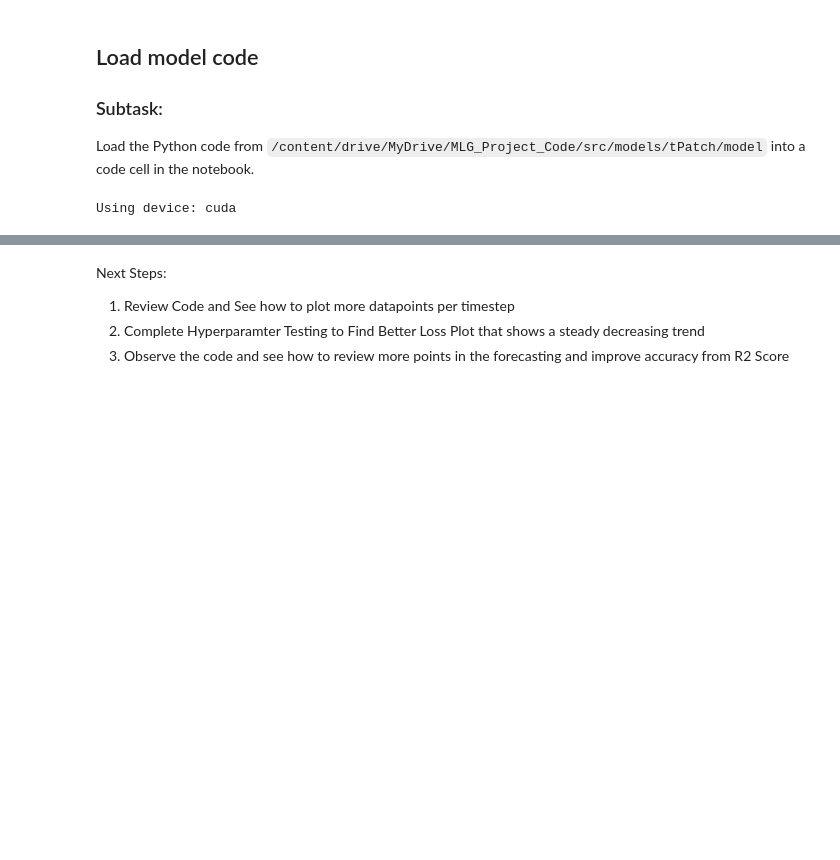
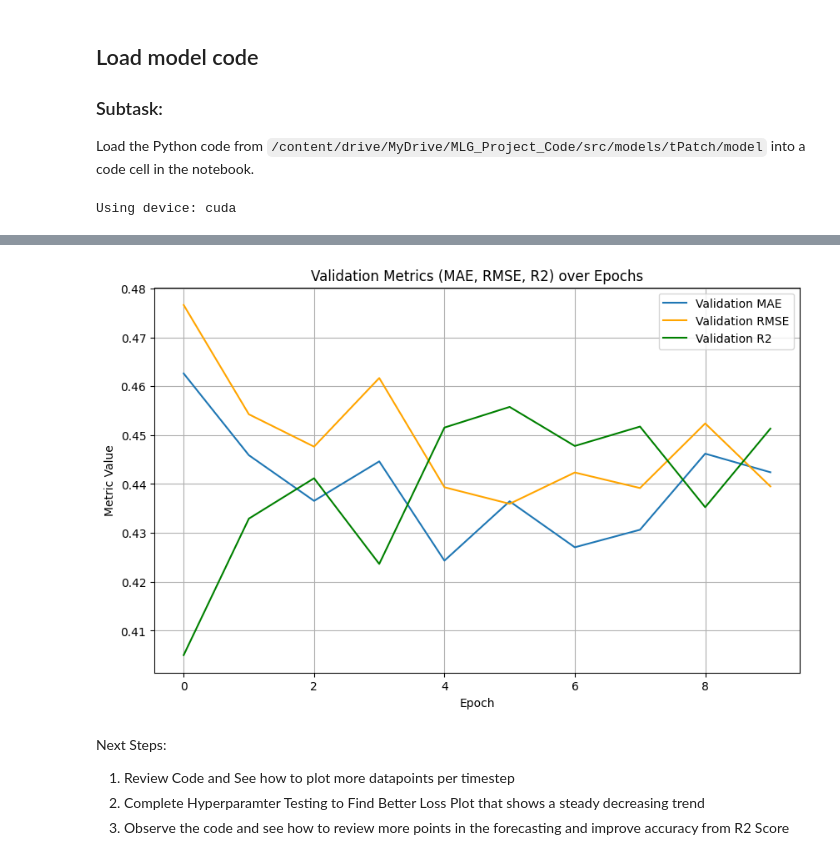
Before and after one commit to saahilsanganeriya/GraphML-imts, a Jupyter notebook: src/models/T_PatchGNN.ipynb, the cells around one changed output, grey strips where cells are left out. Cells and saved outputs as stored; diff of their text form; code cells hidden in the pictures; blank space fills up the shorter version.

```diff
--- a/src/models/T_PatchGNN.ipynb
+++ b/src/models/T_PatchGNN.ipynb
@@ -1210,3 +1287,20 @@ plt.show()
+# %%
+# Plotting MAE, MSE, and R2 over epochs on the same plot
+plt.figure(figsize=(10, 6))
+
+plt.plot(range(num_epochs), val_maes, label='Validation MAE')
+plt.plot(range(num_epochs), val_rmses, label='Validation RMSE', color='orange')
+plt.plot(range(num_epochs), val_r2s, label='Validation R2', color='green')
+
+plt.xlabel('Epoch')
+plt.ylabel('Metric Value')
+plt.title('Validation Metrics (MAE, RMSE, R2) over Epochs')
+plt.grid(True)
+plt.legend()
+
+plt.show()
+# %% [output]
+[figure, added]
 # %% [markdown]
 Next Steps:
 1. Review Code and See how to plot more datapoints per timestep
```
Also changed, not shown: parts of 10 cells of this notebook, 1 other file.
